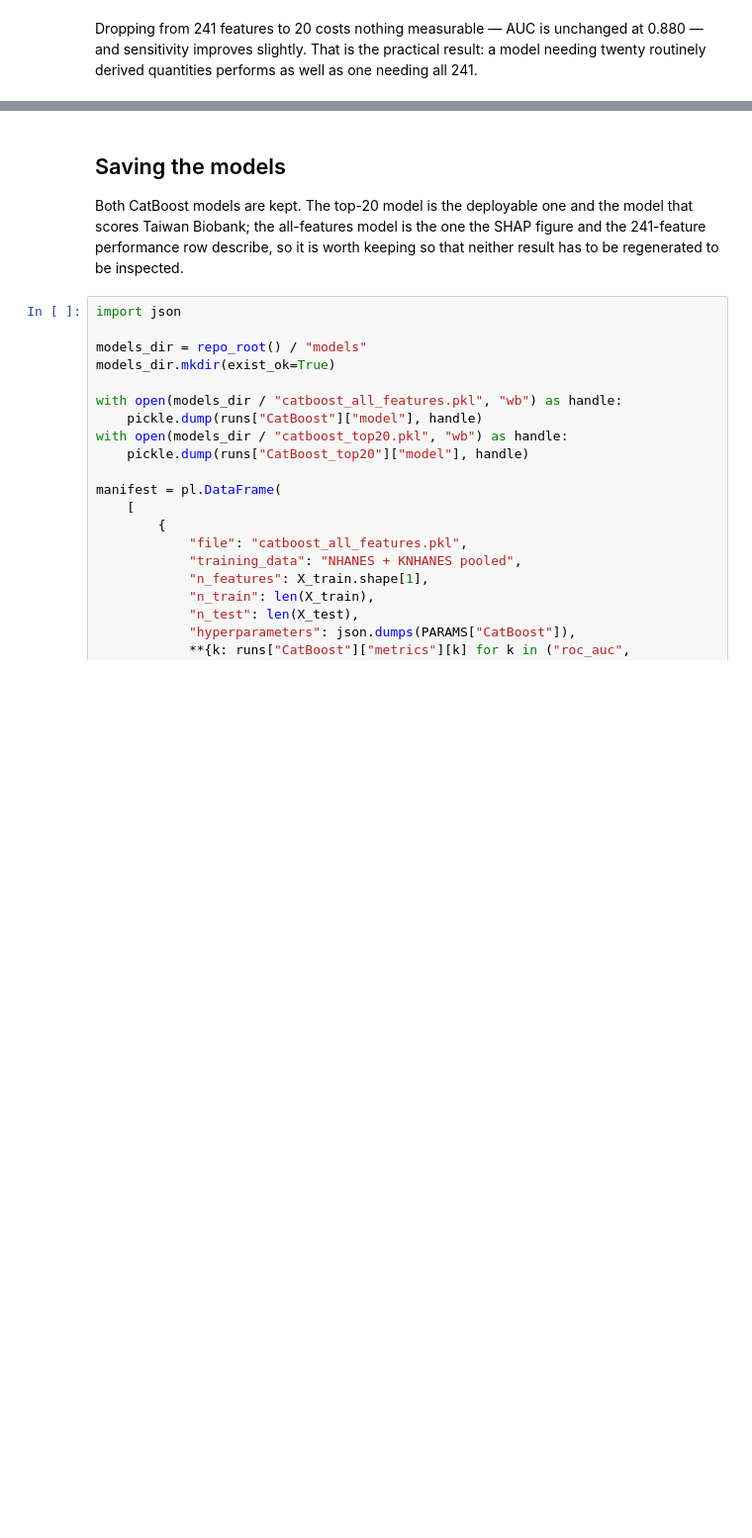
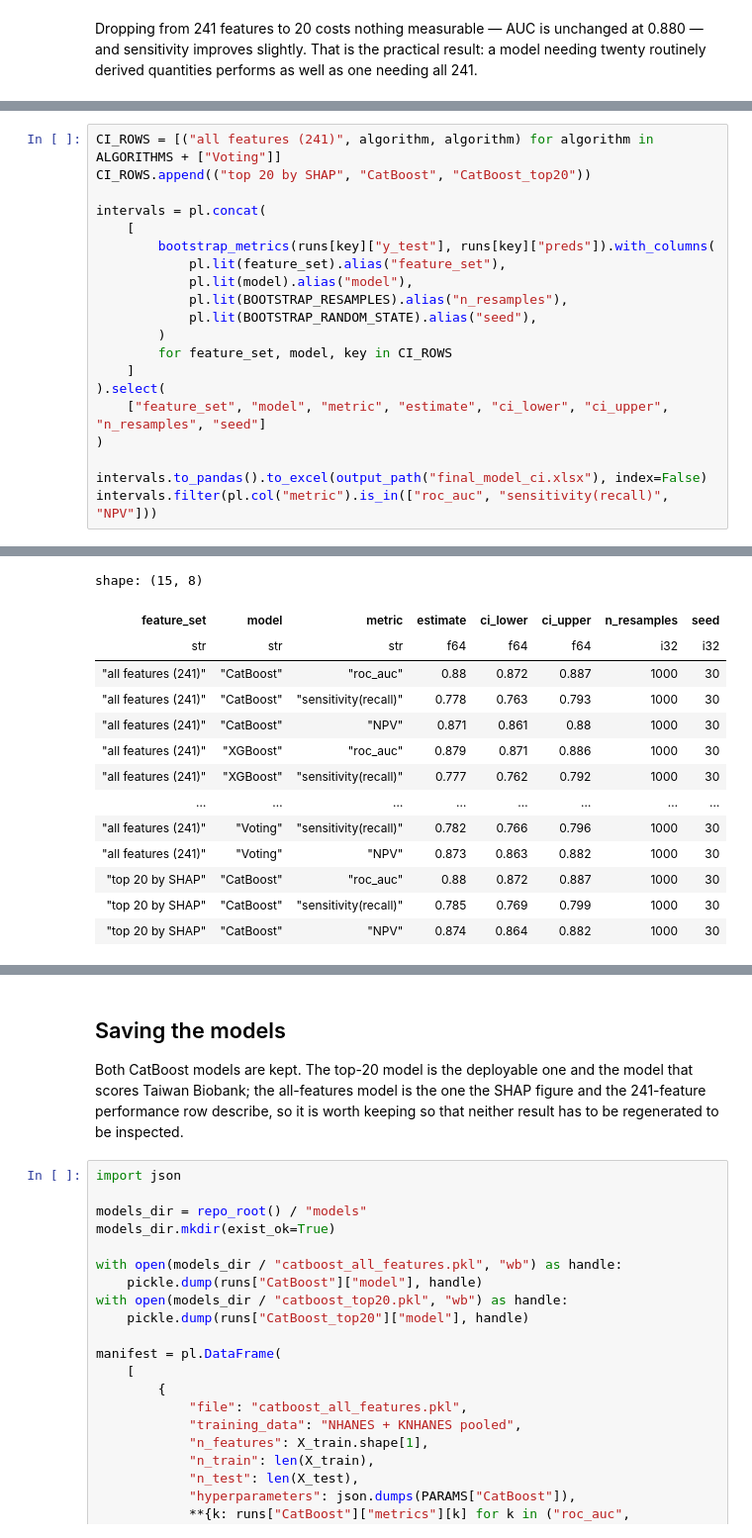
Before and after one commit to changlabtw/CrossIR, a Jupyter notebook: notebooks/06_final_model_and_shap.ipynb, the cells around one changed output, grey strips where cells are left out. Shown at 99% size. Saved outputs shown, nothing was run; the diff lists cells and outputs as text; blank space fills up the shorter version.

```diff
--- a/notebooks/06_final_model_and_shap.ipynb
+++ b/notebooks/06_final_model_and_shap.ipynb
@@ -235,0 +268,21 @@ figures written
+# %%
+CI_ROWS = [("all features (241)", algorithm, algorithm) for algorithm in ALGORITHMS + ["Voting"]]
+CI_ROWS.append(("top 20 by SHAP", "CatBoost", "CatBoost_top20"))
+
+intervals = pl.concat(
+    [
+        bootstrap_metrics(runs[key]["y_test"], runs[key]["preds"]).with_columns(
+            pl.lit(feature_set).alias("feature_set"),
+            pl.lit(model).alias("model"),
+            pl.lit(BOOTSTRAP_RESAMPLES).alias("n_resamples"),
+            pl.lit(BOOTSTRAP_RANDOM_STATE).alias("seed"),
+        )
+        for feature_set, model, key in CI_ROWS
+    ]
+).select(
+    ["feature_set", "model", "metric", "estimate", "ci_lower", "ci_upper", "n_resamples", "seed"]
+)
+
+intervals.to_pandas().to_excel(output_path("final_model_ci.xlsx"), index=False)
+intervals.filter(pl.col("metric").is_in(["roc_auc", "sensitivity(recall)", "NPV"]))
+# %% [output]
@@ -235,0 +294,14 @@ figures written
+shape: (15, 8)
+| feature_set | model | metric | estimate | ci_lower | ci_upper | n_resamples | seed |
+| str | str | str | f64 | f64 | f64 | i32 | i32 |
+| "all features (241)" | "CatBoost" | "roc_auc" | 0.88 | 0.872 | 0.887 | 1000 | 30 |
+| "all features (241)" | "CatBoost" | "sensitivity(recall)" | 0.778 | 0.763 | 0.793 | 1000 | 30 |
+| "all features (241)" | "CatBoost" | "NPV" | 0.871 | 0.861 | 0.88 | 1000 | 30 |
+| "all features (241)" | "XGBoost" | "roc_auc" | 0.879 | 0.871 | 0.886 | 1000 | 30 |
+| "all features (241)" | "XGBoost" | "sensitivity(recall)" | 0.777 | 0.762 | 0.792 | 1000 | 30 |
+| … | … | … | … | … | … | … | … |
+| "all features (241)" | "Voting" | "sensitivity(recall)" | 0.782 | 0.766 | 0.796 | 1000 | 30 |
+| "all features (241)" | "Voting" | "NPV" | 0.873 | 0.863 | 0.882 | 1000 | 30 |
+| "top 20 by SHAP" | "CatBoost" | "roc_auc" | 0.88 | 0.872 | 0.887 | 1000 | 30 |
+| "top 20 by SHAP" | "CatBoost" | "sensitivity(recall)" | 0.785 | 0.769 | 0.799 | 1000 | 30 |
+| "top 20 by SHAP" | "CatBoost" | "NPV" | 0.874 | 0.864 | 0.882 | 1000 | 30 |
```
Also changed, not shown: parts of 6 cells of this notebook, 27 other files.
